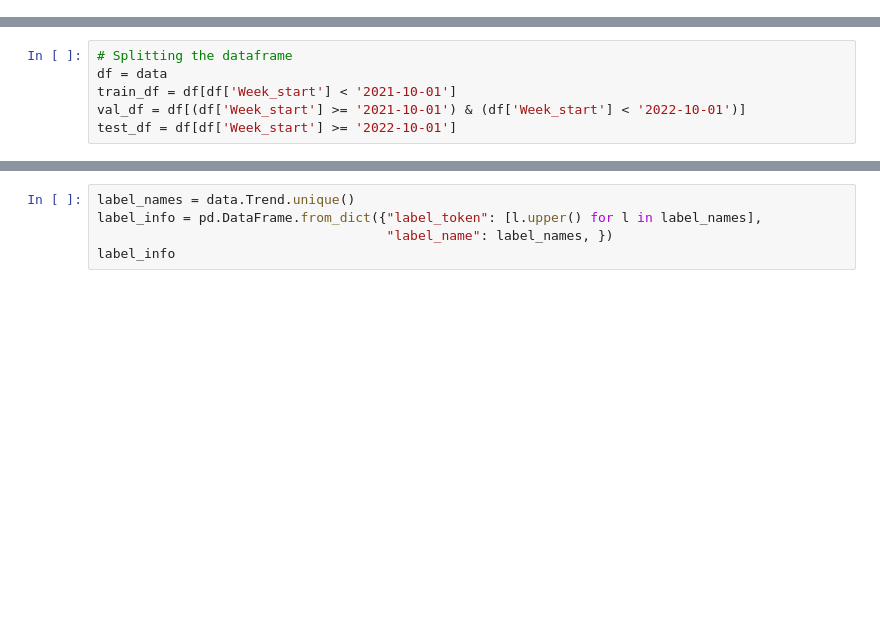
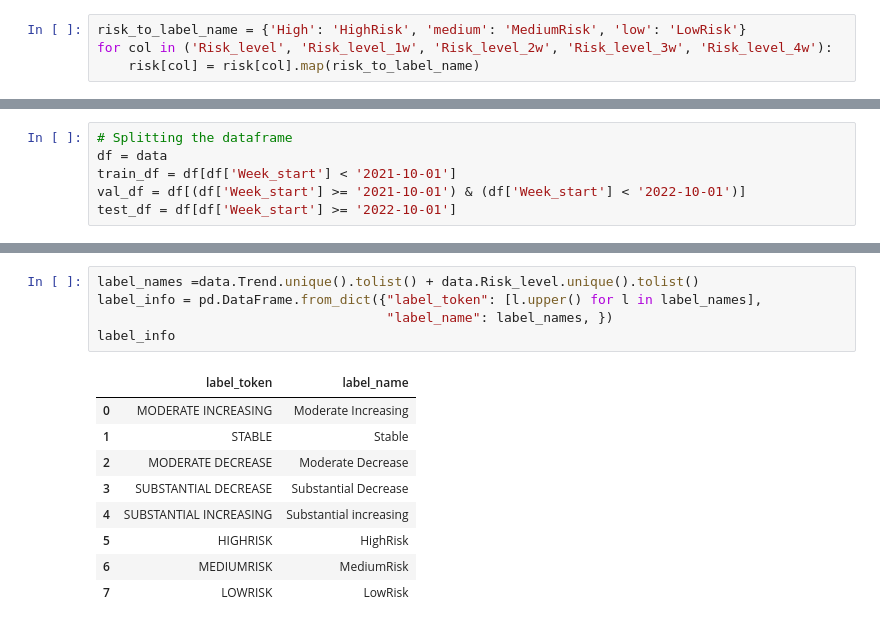
Before and after one commit to AndyJZhao/CovidLLM, a Jupyter notebook: src/notebooks/data_preprocess.ipynb, the cells around one changed output, grey strips where cells are left out. Drawn from its saved outputs; the diff is of its cells as text; blank space fills up the shorter version.

Commit message:
[v0.12 Risk] Fixed risk bug

```diff
--- a/src/notebooks/data_preprocess.ipynb
+++ b/src/notebooks/data_preprocess.ipynb
@@ -37,2 +82,6 @@ trend
+# %%
+risk_to_label_name = {'High': 'HighRisk', 'medium': 'MediumRisk', 'low': 'LowRisk'}
+for col in ('Risk_level', 'Risk_level_1w', 'Risk_level_2w', 'Risk_level_3w', 'Risk_level_4w'):
+    risk[col] = risk[col].map(risk_to_label_name)
 # %%
 risk
@@ -79,8 +321,18 @@ splits
 # %%
-label_names = data.Trend.unique()
+label_names =data.Trend.unique().tolist() + data.Risk_level.unique().tolist()
 label_info = pd.DataFrame.from_dict({"label_token": [l.upper() for l in label_names],
                                      "label_name": label_names, })
 label_info
+# %% [output]
+|  | label_token | label_name |
+| 0 | MODERATE INCREASING | Moderate Increasing |
+| 1 | STABLE | Stable |
+| 2 | MODERATE DECREASE | Moderate Decrease |
+| 3 | SUBSTANTIAL DECREASE | Substantial Decrease |
+| 4 | SUBSTANTIAL INCREASING | Substantial increasing |
+| 5 | HIGHRISK | HighRisk |
+| 6 | MEDIUMRISK | MediumRisk |
+| 7 | LOWRISK | LowRisk |
 # %%
 merged_dynamic = data.merge(state_df, on='fips')
 for target_type, target_name in (('r', 'Risk_level'), ('t', 'Trend')):
```
Also changed, not shown: parts of 21 cells of this notebook, 3 other files.
